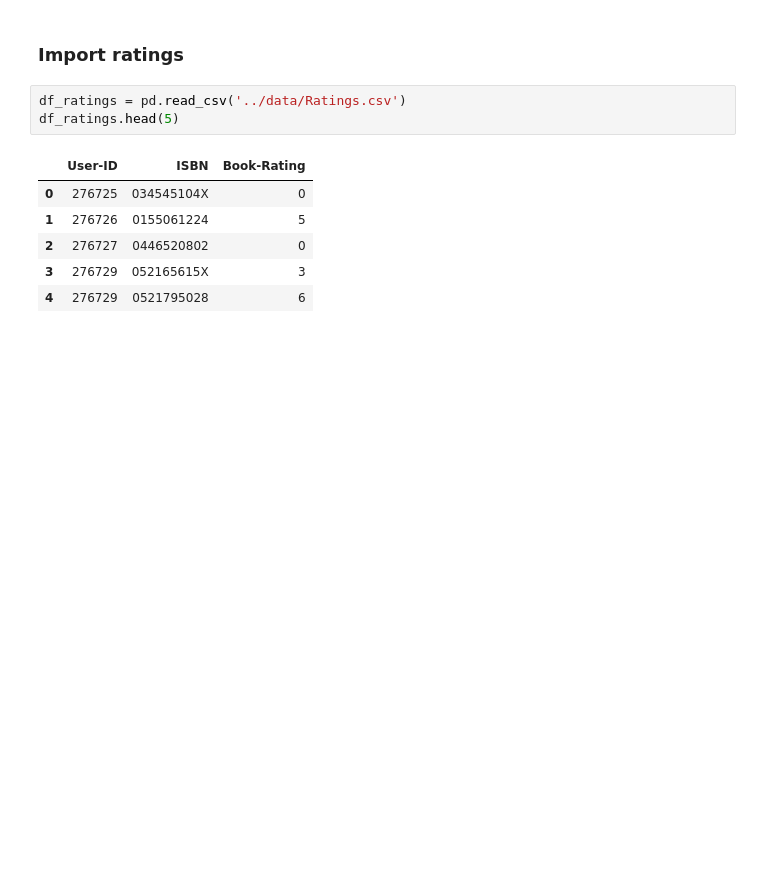
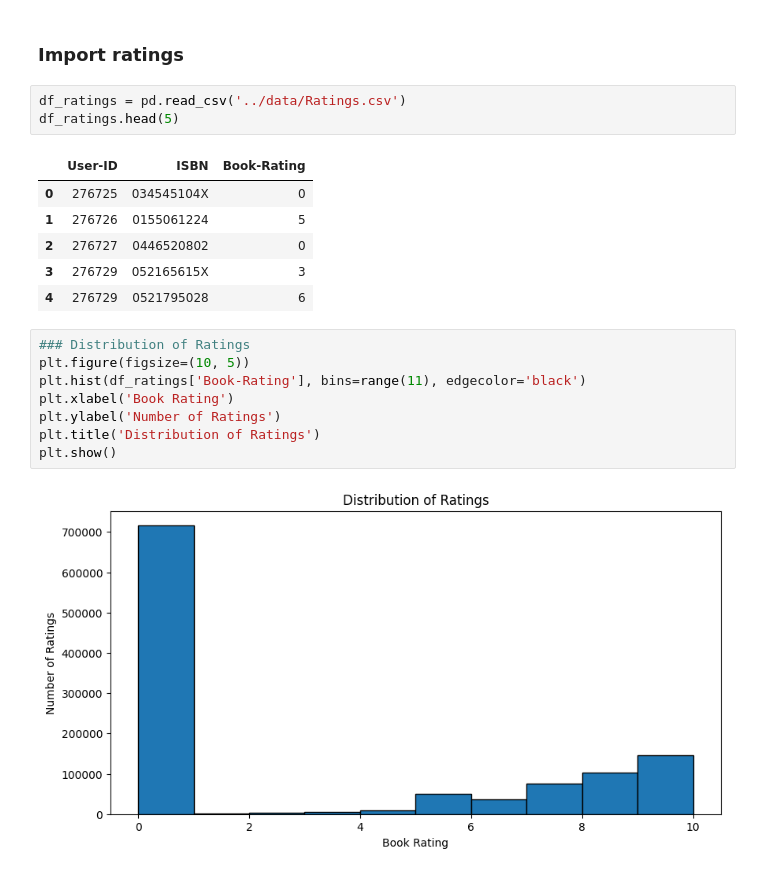
Before and after one commit to jtimko16/book-recommendation, a Jupyter notebook: notebooks/04. Prepare_data_for_model.ipynb, the cells around one changed output. Saved outputs shown, nothing was run; the diff lists cells and outputs as text; blank space fills up the shorter version.

```diff
--- a/notebooks/04. Prepare_data_for_model.ipynb
+++ b/notebooks/04. Prepare_data_for_model.ipynb
@@ -146,3 +146,13 @@ df_ratings.head(5)
 | 2 | 276727 | 0446520802 | 0 |
 | 3 | 276729 | 052165615X | 3 |
 | 4 | 276729 | 0521795028 | 6 |
+# %%
+### Distribution of Ratings
+plt.figure(figsize=(10, 5))
+plt.hist(df_ratings['Book-Rating'], bins=range(11), edgecolor='black')
+plt.xlabel('Book Rating')
+plt.ylabel('Number of Ratings')
+plt.title('Distribution of Ratings')
+plt.show()
+# %% [output]
+[figure, added]
```
Also changed, not shown: parts of 7 cells of this notebook, 2 other files.
